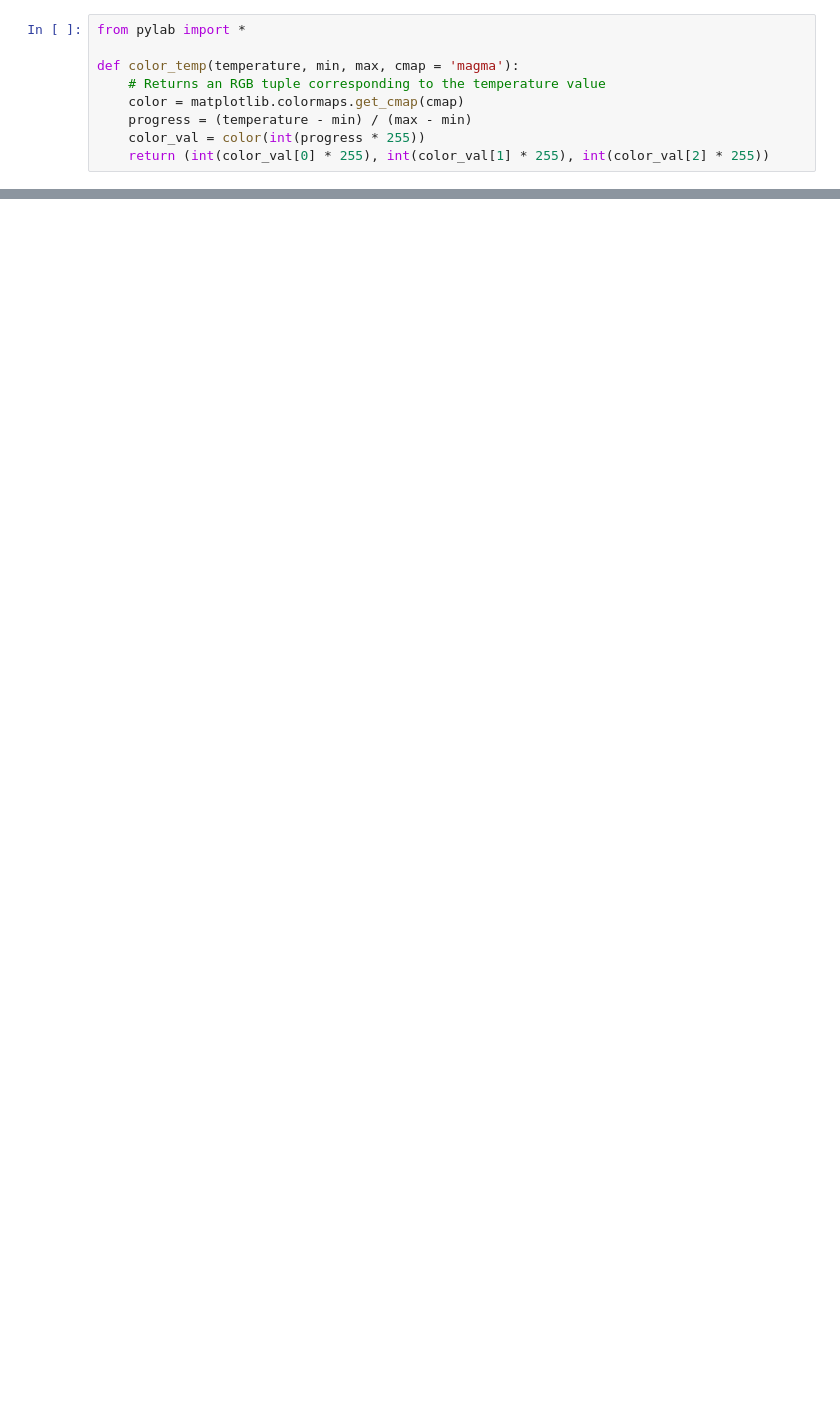
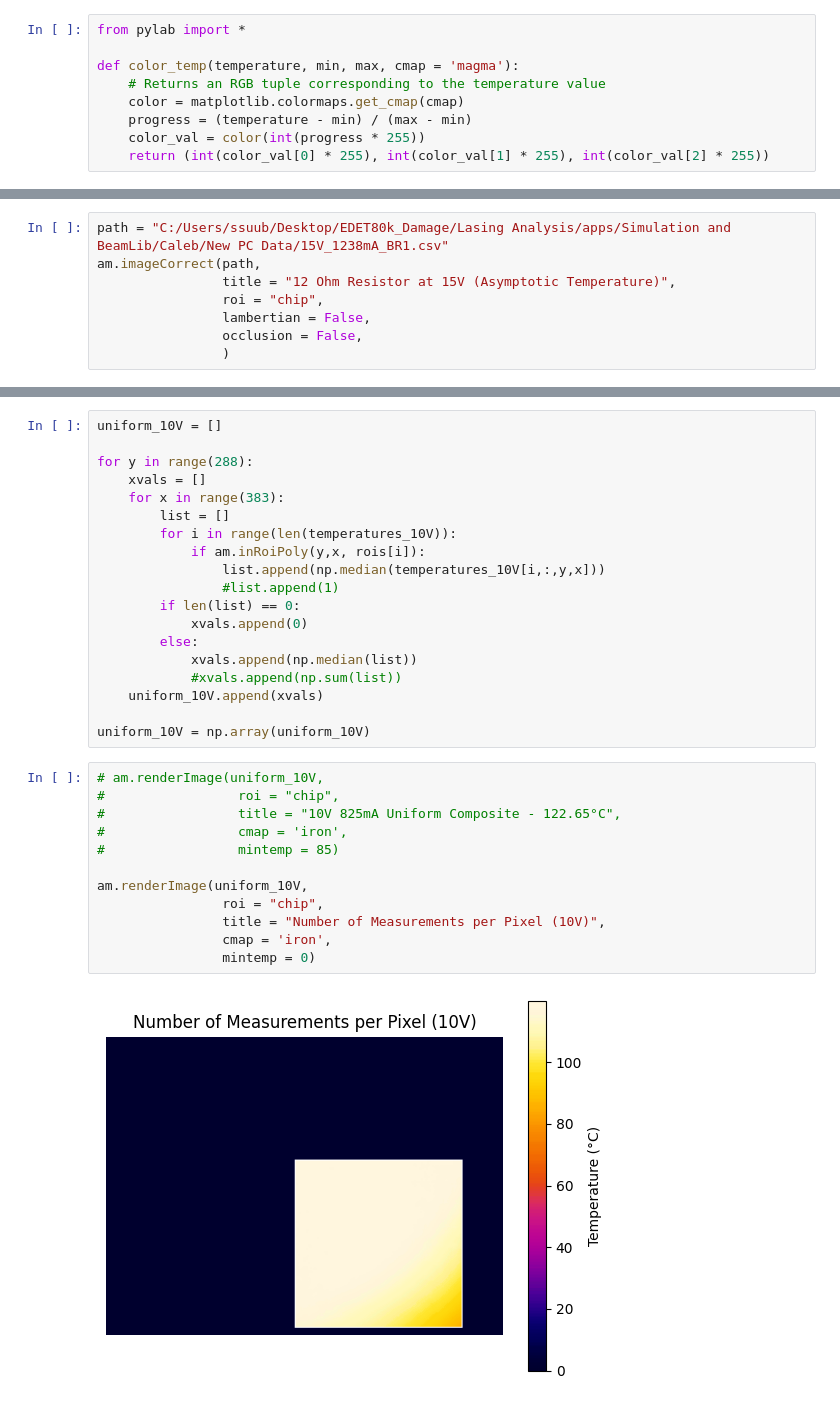
Before and after one commit to Caleb-Lowe/EDET80k_Damage, a Jupyter notebook: Lasing Analysis/apps/thermal image analysis/PerspectiveMap.ipynb, the cells around one changed output, grey strips where cells are left out. Saved outputs shown, nothing was run; the diff lists cells and outputs as text; blank space fills up the shorter version.

```diff
--- a/Lasing Analysis/apps/thermal image analysis/PerspectiveMap.ipynb
+++ b/Lasing Analysis/apps/thermal image analysis/PerspectiveMap.ipynb
@@ -244,0 +298,8 @@ am.renderImage(filepath,
+# %%
+path = "C:/Users/ssuub/Desktop/EDET80k_Damage/Lasing Analysis/apps/Simulation and BeamLib/Caleb/New PC Data/15V_1238mA_BR1.csv"
+am.imageCorrect(path,
+                title = "12 Ohm Resistor at 15V (Asymptotic Temperature)",
+                roi = "chip",
+                lambertian = False,
+                occlusion = False,
+                )
@@ -244,0 +648,33 @@ am.renderImage(filepath,
+# %%
+uniform_10V = []
+
+for y in range(288):
+    xvals = []
+    for x in range(383):
+        list = []
+        for i in range(len(temperatures_10V)):
+            if am.inRoiPoly(y,x, rois[i]):
+                list.append(np.median(temperatures_10V[i,:,y,x]))
+                #list.append(1)
+        if len(list) == 0:
+            xvals.append(0)
+        else:
+            xvals.append(np.median(list))
+            #xvals.append(np.sum(list))
+    uniform_10V.append(xvals)
+
+uniform_10V = np.array(uniform_10V)
+# %%
+# am.renderImage(uniform_10V,
+#                 roi = "chip",
+#                 title = "10V 825mA Uniform Composite - 122.65°C",
+#                 cmap = 'iron',
+#                 mintemp = 85)
+
+am.renderImage(uniform_10V,
+                roi = "chip",
+                title = "Number of Measurements per Pixel (10V)",
+                cmap = 'iron',
+                mintemp = 0)
+# %% [output]
+[figure, added]
```
Also changed, not shown: parts of 44 cells of this notebook, 30 other files.
